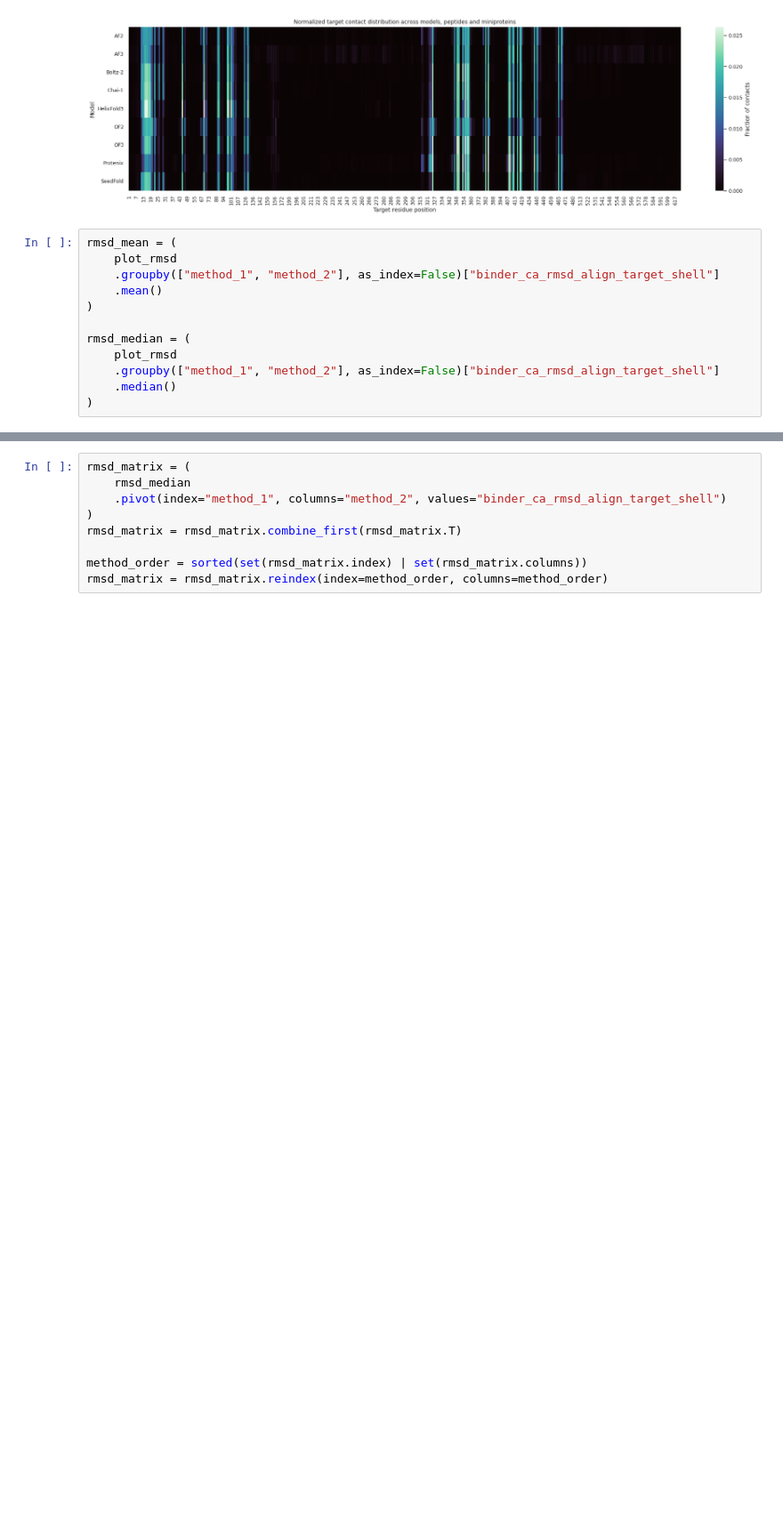
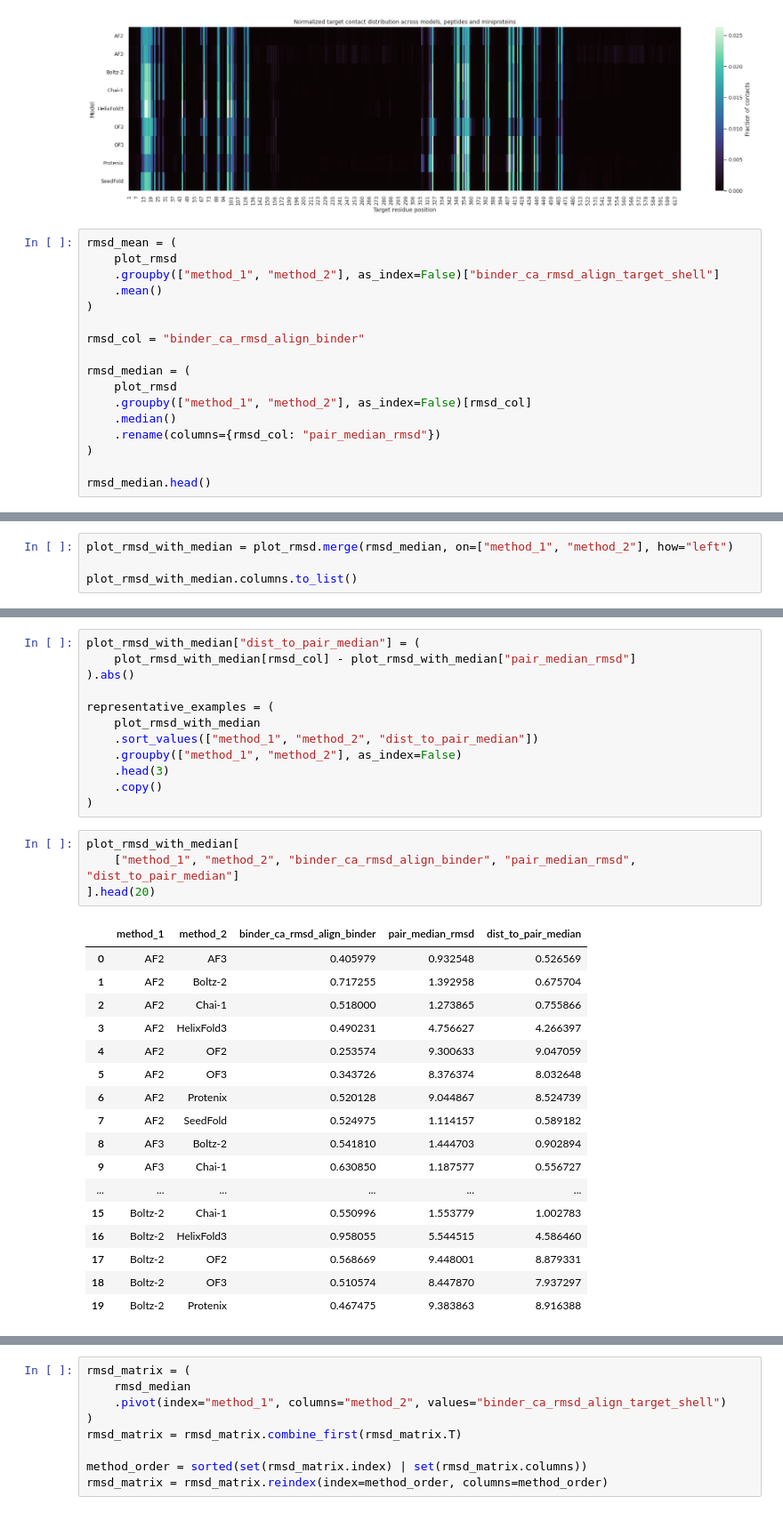
Before and after one commit to DSDD-UCPH/Assessing-AI-Scoring-Accuracy-for-De-Novo-Proteins, a Jupyter notebook: Analysis/Plots/plot_gen.ipynb, the cells around one changed output, grey strips where cells are left out. Shown at 89% size. Drawn from its saved outputs; the diff is of its cells as text; blank space fills up the shorter version.

```diff
--- a/Analysis/Plots/plot_gen.ipynb
+++ b/Analysis/Plots/plot_gen.ipynb
@@ -372,8 +254,13 @@ rmsd_mean = (
     .mean()
 )
 
+rmsd_col = "binder_ca_rmsd_align_binder"
+
 rmsd_median = (
     plot_rmsd
-    .groupby(["method_1", "method_2"], as_index=False)["binder_ca_rmsd_align_target_shell"]
+    .groupby(["method_1", "method_2"], as_index=False)[rmsd_col]
     .median()
+    .rename(columns={rmsd_col: "pair_median_rmsd"})
 )
+
+rmsd_median.head()
@@ -379,0 +274,4 @@ rmsd_median = (
+# %%
+plot_rmsd_with_median = plot_rmsd.merge(rmsd_median, on=["method_1", "method_2"], how="left")
+
+plot_rmsd_with_median.columns.to_list()
@@ -379,0 +296,34 @@ rmsd_median = (
+# %%
+plot_rmsd_with_median["dist_to_pair_median"] = (
+    plot_rmsd_with_median[rmsd_col] - plot_rmsd_with_median["pair_median_rmsd"]
+).abs()
+
+representative_examples = (
+    plot_rmsd_with_median
+    .sort_values(["method_1", "method_2", "dist_to_pair_median"])
+    .groupby(["method_1", "method_2"], as_index=False)
+    .head(3)
+    .copy()
+)
+# %%
+plot_rmsd_with_median[
+    ["method_1", "method_2", "binder_ca_rmsd_align_binder", "pair_median_rmsd", "dist_to_pair_median"]
+].head(20)
+# %% [output]
+|  | method_1 | method_2 | binder_ca_rmsd_align_binder | pair_median_rmsd | dist_to_pair_median |
+| 0 | AF2 | AF3 | 0.405979 | 0.932548 | 0.526569 |
+| 1 | AF2 | Boltz-2 | 0.717255 | 1.392958 | 0.675704 |
+| 2 | AF2 | Chai-1 | 0.518000 | 1.273865 | 0.755866 |
+| 3 | AF2 | HelixFold3 | 0.490231 | 4.756627 | 4.266397 |
+| 4 | AF2 | OF2 | 0.253574 | 9.300633 | 9.047059 |
+| 5 | AF2 | OF3 | 0.343726 | 8.376374 | 8.032648 |
+| 6 | AF2 | Protenix | 0.520128 | 9.044867 | 8.524739 |
+| 7 | AF2 | SeedFold | 0.524975 | 1.114157 | 0.589182 |
+| 8 | AF3 | Boltz-2 | 0.541810 | 1.444703 | 0.902894 |
+| 9 | AF3 | Chai-1 | 0.630850 | 1.187577 | 0.556727 |
+| ... | ... | ... | ... | ... | ... |
+| 15 | Boltz-2 | Chai-1 | 0.550996 | 1.553779 | 1.002783 |
+| 16 | Boltz-2 | HelixFold3 | 0.958055 | 5.544515 | 4.586460 |
+| 17 | Boltz-2 | OF2 | 0.568669 | 9.448001 | 8.879331 |
+| 18 | Boltz-2 | OF3 | 0.510574 | 8.447870 | 7.937297 |
+| 19 | Boltz-2 | Protenix | 0.467475 | 9.383863 | 8.916388 |
```
Also changed, not shown: parts of 29 cells of this notebook, 10 other files.
